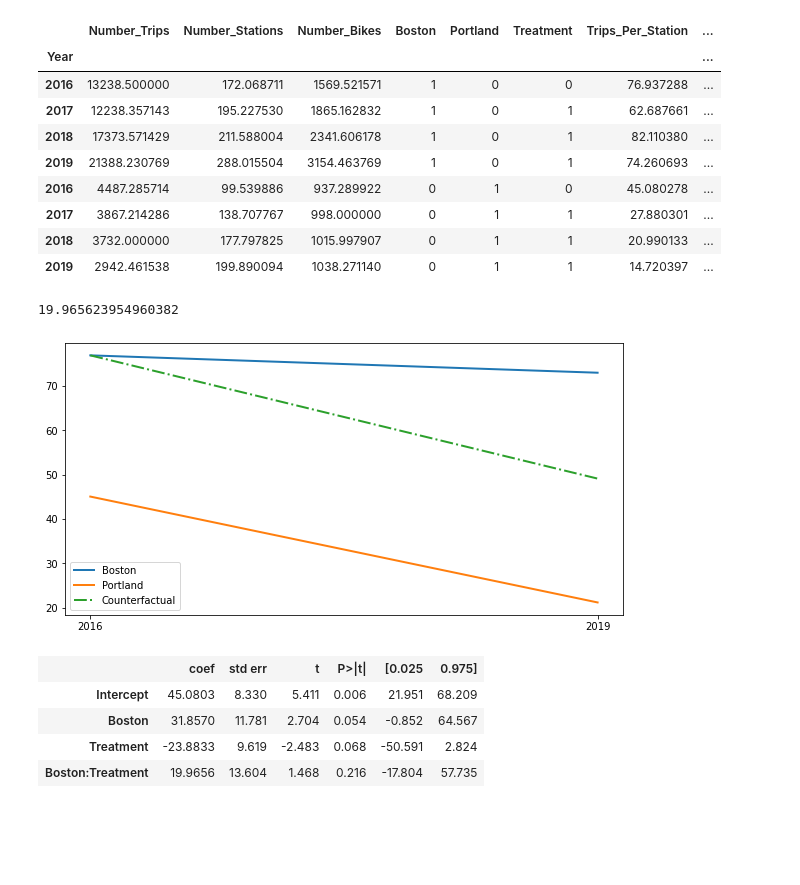
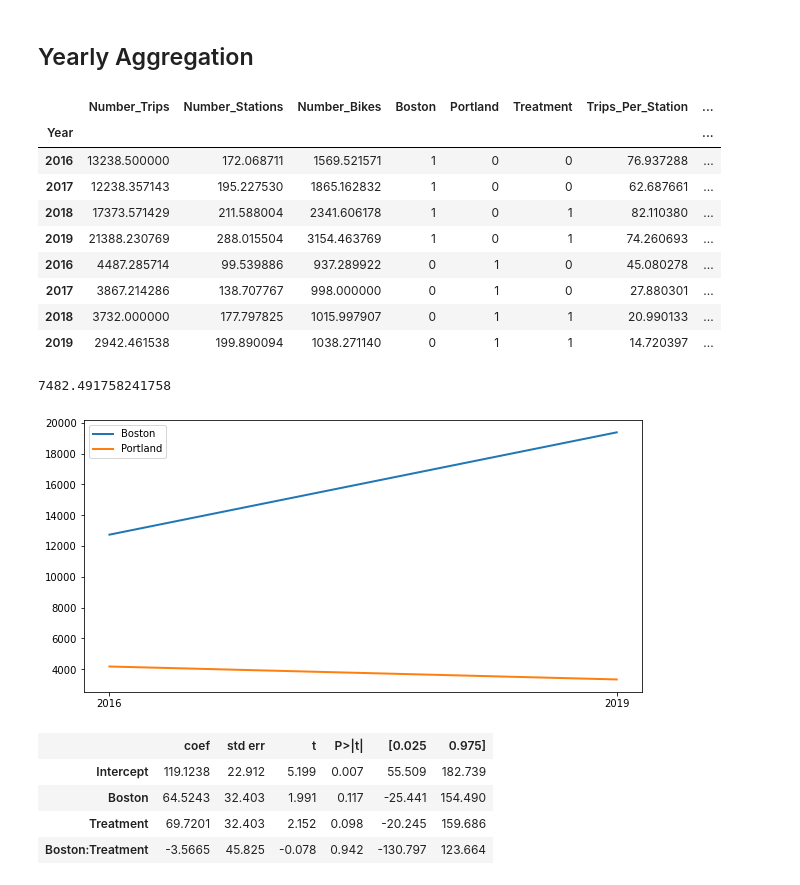
Before and after one commit to trevorb1/ECON860, a Jupyter notebook: scripts/Regression.ipynb, the cells around one changed output. Drawn from its saved outputs; the diff is of its cells as text; code cells hidden in the pictures; blank space fills up the shorter version.

```diff
--- a/scripts/Regression.ipynb
+++ b/scripts/Regression.ipynb
@@ -11,16 +11,20 @@ from matplotlib import pyplot as plt
 # Read in data for both boston and portland
 dfBoston = pd.read_csv('BostonData.csv')
 dfPortland = pd.read_csv('PortlandData.csv')
+# %% [markdown]
+## Yearly Aggregation
 # %%
 #Group by year and combine dataframes
-dfBoston = dfBoston.groupby('Year').mean()
-dfBoston['City']='Boston'
-dfPortland = dfPortland.groupby('Year').mean()
-dfPortland['City']='Portland'
-df_raw = dfBoston.append(dfPortland)
-df_raw = df_raw.drop(['Week','Average Duration (sec)'], axis=1)
+dfBos = dfBoston.copy()
+dfBos = dfBoston.groupby('Year').mean()
+dfBos['City']='Boston'
+dfPort = dfPortland.copy()
+dfPort = dfPortland.groupby('Year').mean()
+dfPort['City']='Portland'
+df_year = dfBos.append(dfPort)
+df_year = df_year.drop(['Week','Average Duration (sec)'], axis=1)
 # %%
-df = df_raw.copy()
+df = df_year.copy()
 df = df.rename(columns = {'Number Trips':'Number_Trips',
                           'Number Stations':'Number_Stations',
                           'Number Bikes':'Number_Bikes'})
@@ -30,22 +34,23 @@ df['Boston'] = df['Boston'].where(df['City']=='Portland',1)
 df['Portland'] = 0
 df['Portland'] = df['Portland'].where(df['City']=='Boston',1)
 df['Treatment'] = 0
-df['Treatment'] = df['Treatment'].where(df.index<2017,1)
+df['Treatment'] = df['Treatment'].where(df.index<2018,1)
 df = df.drop(['City'], axis=1)
 df['Trips_Per_Station']=df['Number_Trips'] / df['Number_Stations']
 df['Trips_Per_Bike']=df['Number_Trips'] / df['Number_Bikes']
 df['Bikes_Per_Station'] = df['Number_Bikes'] / df['Number_Stations']
 df = df.drop(2015)
+#df = df.drop(2016,2019)
 df
 # %% [output]
 |  | Number_Trips | Number_Stations | Number_Bikes | Boston | Portland | Treatment | Trips_Per_Station | ... |
 | Year |  |  |  |  |  |  |  | ... |
 | 2016 | 13238.500000 | 172.068711 | 1569.521571 | 1 | 0 | 0 | 76.937288 | ... |
-| 2017 | 12238.357143 | 195.227530 | 1865.162832 | 1 | 0 | 1 | 62.687661 | ... |
+| 2017 | 12238.357143 | 195.227530 | 1865.162832 | 1 | 0 | 0 | 62.687661 | ... |
 | 2018 | 17373.571429 | 211.588004 | 2341.606178 | 1 | 0 | 1 | 82.110380 | ... |
 | 2019 | 21388.230769 | 288.015504 | 3154.463769 | 1 | 0 | 1 | 74.260693 | ... |
 | 2016 | 4487.285714 | 99.539886 | 937.289922 | 0 | 1 | 0 | 45.080278 | ... |
-| 2017 | 3867.214286 | 138.707767 | 998.000000 | 0 | 1 | 1 | 27.880301 | ... |
+| 2017 | 3867.214286 | 138.707767 | 998.000000 | 0 | 1 | 0 | 27.880301 | ... |
 | 2018 | 3732.000000 | 177.797825 | 1015.997907 | 0 | 1 | 1 | 20.990133 | ... |
 | 2019 | 2942.461538 | 199.890094 | 1038.271140 | 0 | 1 | 1 | 14.720397 | ... |
 # %%
@@ -63,27 +68,27 @@ port_after = df.loc[(df['Portland']==1) &
 port_before = port_before.drop(['Boston','Portland','Treatment'])
 port_after = port_after.drop(['Boston','Portland','Treatment'])
 # %%
-treat = 'Trips_Per_Station'
+treat = 'Number_Trips'
 diff_in_diff = (bos_after[treat] - bos_before[treat]) - (port_after[treat] - port_before[treat])
 diff_in_diff
 # %% [output]
-19.965623954960382
+7482.491758241758
 # %%
 plt.figure(figsize=(10,5))
 plt.plot(['2016','2019'], [bos_before[treat], bos_after[treat]], label="Boston", lw=2)
 plt.plot(['2016','2019'], [port_before[treat], port_after[treat]], label="Portland", lw=2)
 
-plt.plot(['2016','2019'], [bos_before[treat], bos_after[treat] + (port_after[treat] - port_before[treat])],
-         label="Counterfactual", lw=2, color="C2", ls="-.")
+#plt.plot(['2016','2019'], [bos_before[treat], bos_after[treat] + (port_after[treat] - port_before[treat])],
+#         label="Counterfactual", lw=2, color="C2", ls="-.")
 
 plt.legend();
 # %% [output]
-[figure, old version]
+[figure, new version]
 # %%
 smf.ols(str(treat + ' ~ Boston*Treatment'), data=df).fit().summary().tables[1]
 # %% [output]
 |  | coef | std err | t | P>|t| | [0.025 | 0.975] |
-| Intercept | 45.0803 | 8.330 | 5.411 | 0.006 | 21.951 | 68.209 |
-| Boston | 31.8570 | 11.781 | 2.704 | 0.054 | -0.852 | 64.567 |
-| Treatment | -23.8833 | 9.619 | -2.483 | 0.068 | -50.591 | 2.824 |
-| Boston:Treatment | 19.9656 | 13.604 | 1.468 | 0.216 | -17.804 | 57.735 |
+| Intercept | 119.1238 | 22.912 | 5.199 | 0.007 | 55.509 | 182.739 |
+| Boston | 64.5243 | 32.403 | 1.991 | 0.117 | -25.441 | 154.490 |
+| Treatment | 69.7201 | 32.403 | 2.152 | 0.098 | -20.245 | 159.686 |
+| Boston:Treatment | -3.5665 | 45.825 | -0.078 | 0.942 | -130.797 | 123.664 |
```
Also changed, not shown: parts of 2 cells of this notebook, 5 other files.
